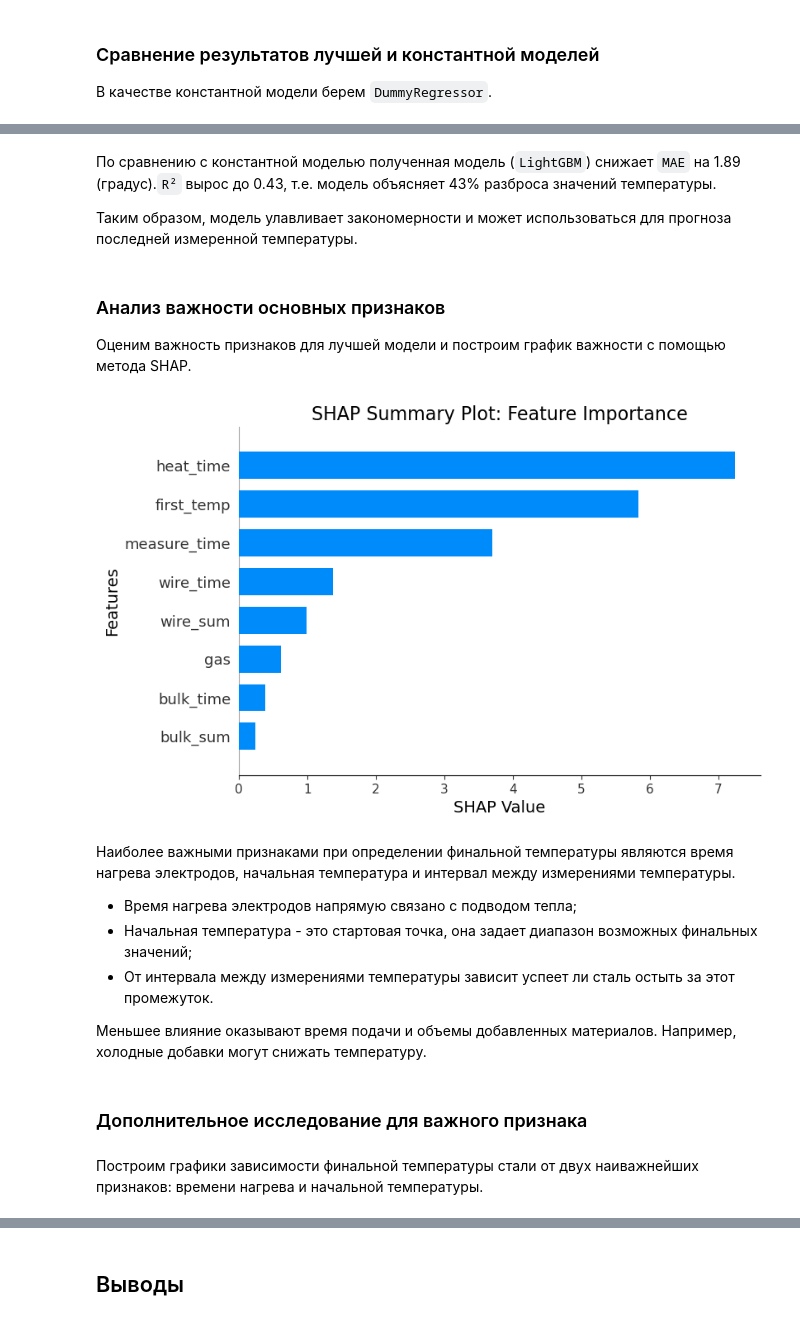
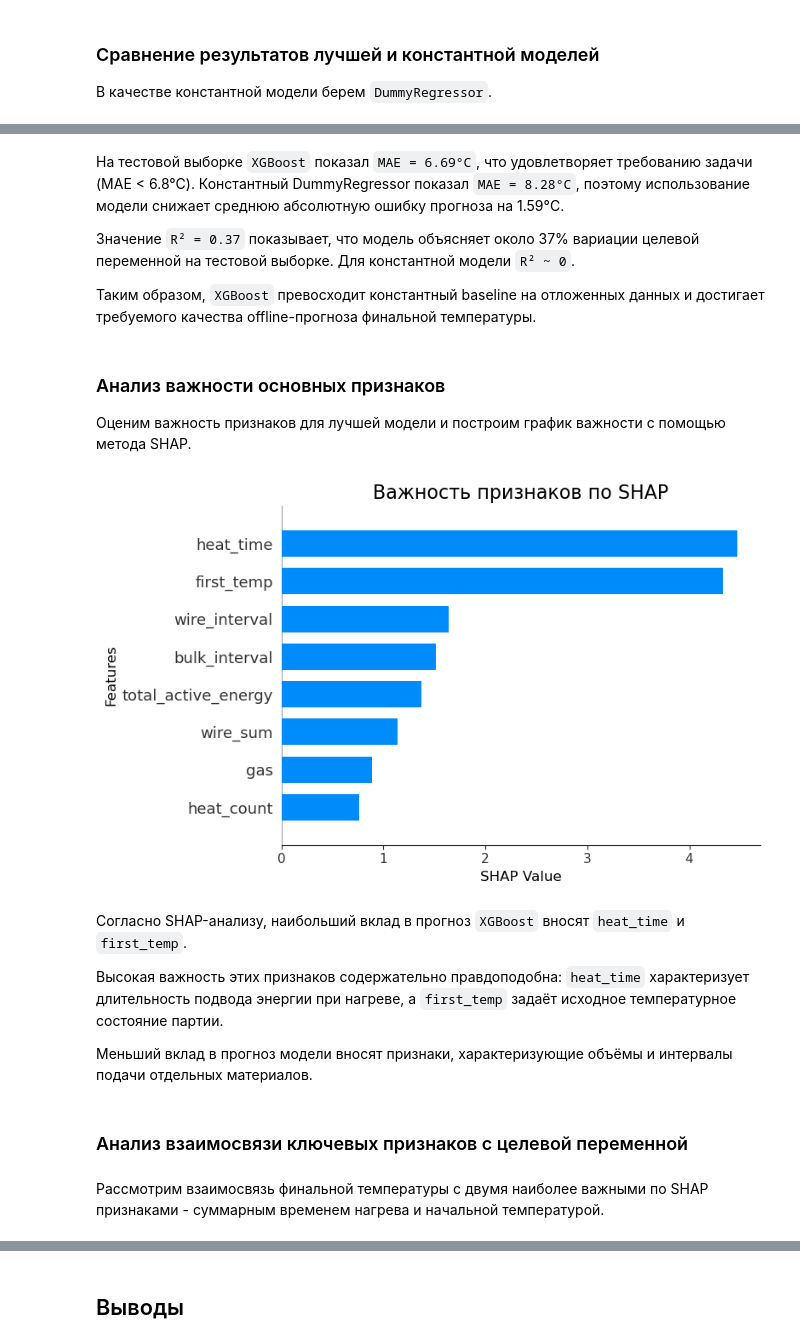
Before and after one commit to Indzhira/SteelTempForecast, a Jupyter notebook: SteelTempForecast.ipynb, the cells around one changed output, grey strips where cells are left out. Drawn from its saved outputs; the diff is of its cells as text; code cells hidden in the pictures.

Commit message:
Убран признак интервал между измерениями температуры

```diff
--- a/SteelTempForecast.ipynb
+++ b/SteelTempForecast.ipynb
@@ -1440,4 +1467,3 @@ hist_and_boxplot('bulk_time', data, bins=20)
 # %%
-data['gas'] = upper_outliers(data['gas'])
 hist_and_boxplot('gas', data, bins=20)
 # %% [output]
@@ -1841,14 +1862,12 @@ R2 на тестовой выборке: 0.43
 
 В качестве константной модели берем `DummyRegressor`.
 # %%
-dummy = DummyRegressor(strategy='median')
+dummy_model.fit(X_train, y_train)
+dummy_predictions = dummy_model.predict(X_test)
 
-dummy.fit(X_train, y_train)
-y_pred_dummy = dummy.predict(X_test)
+dummy_mae = mean_absolute_error(y_test, dummy_predictions)
+dummy_r2 = r2_score(y_test, dummy_predictions)
 
-mae_dummy = mean_absolute_error(y_test, y_pred_dummy)
-r2_dummy = r2_score(y_test, y_pred_dummy)
-
-print(f'MAE константной модели: {mae_dummy:.2f}')
-print(f'R² константной модели:  {r2_dummy:.2f}')
+print(f'MAE константной модели: {dummy_mae:.2f} °C')
+print(f'R² константной модели: {dummy_r2:.2f}')
 # %% [output]
@@ -1857,7 +1876,9 @@ R² константной модели:  -0.00
 # %% [markdown]
-По сравнению с константной моделью полученная модель (`LightGBM`) снижает `MAE` на 1.89 (градус).`R²` вырос до 0.43, т.е. модель объясняет 43% разброса значений температуры.
+На тестовой выборке `XGBoost` показал `MAE = 6.69°C`, что удовлетворяет требованию задачи (MAE < 6.8°C). Константный DummyRegressor показал `MAE = 8.28°C`, поэтому использование модели снижает среднюю абсолютную ошибку прогноза на 1.59°C.
 
-Таким образом,  модель улавливает закономерности и может использоваться для прогноза последней измеренной температуры.
+Значение `R² = 0.37` показывает, что модель объясняет около 37% вариации целевой переменной на тестовой выборке. Для константной модели `R² ~ 0`.
+
+Таким образом, `XGBoost` превосходит константный baseline на отложенных данных и достигает требуемого качества offline-прогноза финальной температуры.
 # %% [markdown]
 ### Анализ важности основных признаков
 Оценим важность признаков для лучшей модели и построим график важности с помощью метода SHAP.
@@ -1867,35 +1885,48 @@ shap_values = explainer(X_train)
+# %%
+# SHAP-значения средствами XGBoost
+dtrain = xgb.DMatrix(
+    X_train,
+    feature_names=X_train.columns.tolist()
+)
+
+shap_values = best_model.get_booster().predict(
+    dtrain,
+    pred_contribs=True
+)
+
+shap_feature_values = shap_values[:, :-1]
 # %%
-rng = np.random.default_rng()
+rng = np.random.default_rng(RANDOM_STATE)
+
 shap.summary_plot(
-    shap_values,
+    shap_feature_values,
     X_train,
-    plot_type="bar",
+    feature_names=X_train.columns,
+    plot_type='bar',
     max_display=8,
     plot_size=(8, 5),
     rng=rng,
     show=False
 )
 
 fig, ax = plt.gcf(), plt.gca()
 
 # настраиваем заголовок и оси
-ax_title = 'SHAP Summary Plot: Feature Importance'
-font_size = 16
-ax.set_title(ax_title, fontdict={"size": font_size})
-ax.set_xlabel('SHAP Value', fontsize=14)
-ax.set_ylabel('Features', fontsize=14)
+ax.set_title('Важность признаков по SHAP', fontsize=16)
+ax.set_xlabel('SHAP Value', fontsize=12)
+ax.set_ylabel('Features', fontsize=12)
+plt.tight_layout()
 # показываем график
 plt.show()
 # %% [output]
-[figure, old version]
+[figure, new version]
 # %% [markdown]
-Наиболее важными признаками при определении финальной температуры являются время нагрева электродов, начальная температура и интервал между измерениями температуры.
-* Время нагрева электродов напрямую связано с подводом тепла;
-* Начальная температура - это стартовая точка, она задает диапазон возможных финальных значений;
-* От интервала между измерениями температуры зависит успеет ли сталь остыть за этот промежуток.
+Согласно SHAP-анализу, наибольший вклад в прогноз `XGBoost` вносят `heat_time` и `first_temp`.
 
-Меньшее влияние оказывают время подачи и объемы добавленных материалов. Например, холодные добавки могут снижать температуру.
+Высокая важность этих признаков содержательно правдоподобна: `heat_time` характеризует длительность подвода энергии при нагреве, а `first_temp` задаёт исходное температурное состояние партии.
+
+Меньший вклад в прогноз модели вносят признаки, характеризующие объёмы и интервалы подачи отдельных материалов.
 # %% [markdown]
-### Дополнительное исследование для важного признака
+### Анализ взаимосвязи ключевых признаков с целевой переменной
 # %% [markdown]
-Построим графики зависимости финальной температуры стали от двух наиважнейших признаков: времени нагрева и начальной температуры.
+Рассмотрим взаимосвязь финальной температуры с двумя наиболее важными по SHAP признаками - суммарным временем нагрева и начальной температурой.
```
Also changed, not shown: parts of 127 cells of this notebook, 1 other file.
